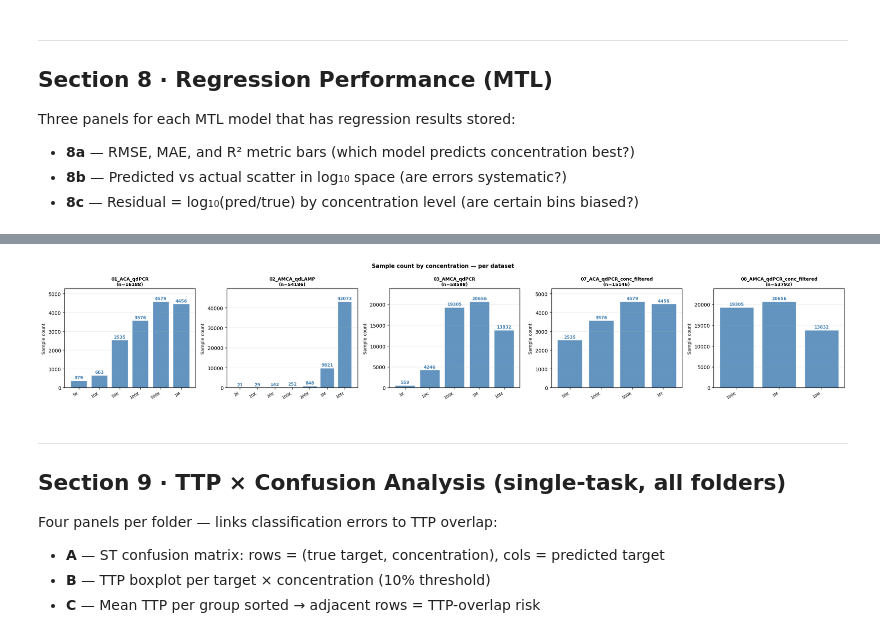
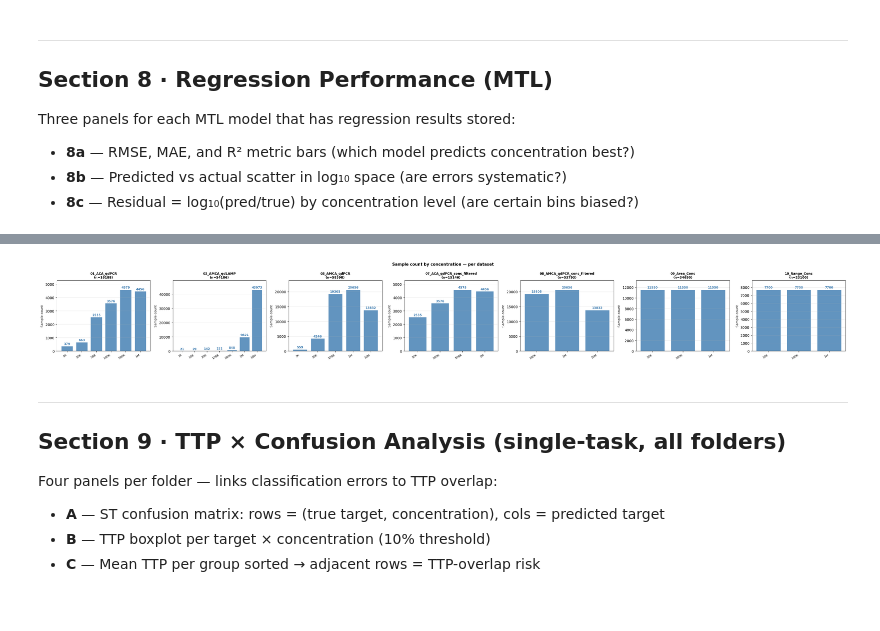
Before and after one commit to kautsarg/POC_DDM, a Jupyter notebook: gk_code/main/notebooks/lab_mtl_conc_analysis.ipynb, the cells around one changed output, grey strips where cells are left out. Saved outputs shown, nothing was run; the diff lists cells and outputs as text; code cells hidden in the pictures; blank space fills up the shorter version.

```diff
--- a/gk_code/main/notebooks/lab_mtl_conc_analysis.ipynb
+++ b/gk_code/main/notebooks/lab_mtl_conc_analysis.ipynb
@@ -1110,7 +1126,7 @@ _folders = (
     else sorted(f.name for f in Path(LAB_FOLDER).iterdir()
                 if f.is_dir() and (f / RESULT_JL).exists())
 )
-_folders = ['01_ACA_qdPCR', '02_AMCA_qdLAMP', '03_AMCA_qdPCR', '07_ACA_qdPCR_conc_filtered', '08_AMCA_qdPCR_conc_filtered']
+_folders = ['01_ACA_qdPCR', '02_AMCA_qdLAMP', '03_AMCA_qdPCR', '07_ACA_qdPCR_conc_filtered', '08_AMCA_qdPCR_conc_filtered', '09_Area_Conc', '10_Range_Conc']
 
 for _folder in _folders:
     _raw = load_results(_folder)
@@ -1456,7 +1508,7 @@ def plot_reg_scatter_across_folders(folders, model_key, log10_scale=True,
     plt.tight_layout()
     plt.show()
 # %%
-_folders = ['01_ACA_qdPCR', '02_AMCA_qdLAMP', '03_AMCA_qdPCR', '07_ACA_qdPCR_conc_filtered', '08_AMCA_qdPCR_conc_filtered']
+# _folders = ['01_ACA_qdPCR', '02_AMCA_qdLAMP', '03_AMCA_qdPCR', '07_ACA_qdPCR_conc_filtered', '08_AMCA_qdPCR_conc_filtered']
 plot_model_across_folders(_folders,model_key='cnn_gru_dual',outlier_filter=None)
 plot_model_across_folders(_folders,model_key='gru',outlier_filter=None)
 plot_model_across_folders(_folders,model_key='cnn',outlier_filter=None)
@@ -1497,9 +1549,9 @@ def plot_conc_distribution_per_folder(folders):
     plt.tight_layout()
     plt.show()
 # %%
-plot_conc_distribution_per_folder(['01_ACA_qdPCR', '02_AMCA_qdLAMP', '03_AMCA_qdPCR', '07_ACA_qdPCR_conc_filtered', '08_AMCA_qdPCR_conc_filtered'])
+plot_conc_distribution_per_folder(_folders)
 # %% [output]
-[figure, old version]
+[figure, new version]
 # %% [markdown]
 ---
 ## Section 9 · TTP × Confusion Analysis (single-task, all folders)
```
Also changed, not shown: parts of 9 cells of this notebook, 6 other files.
